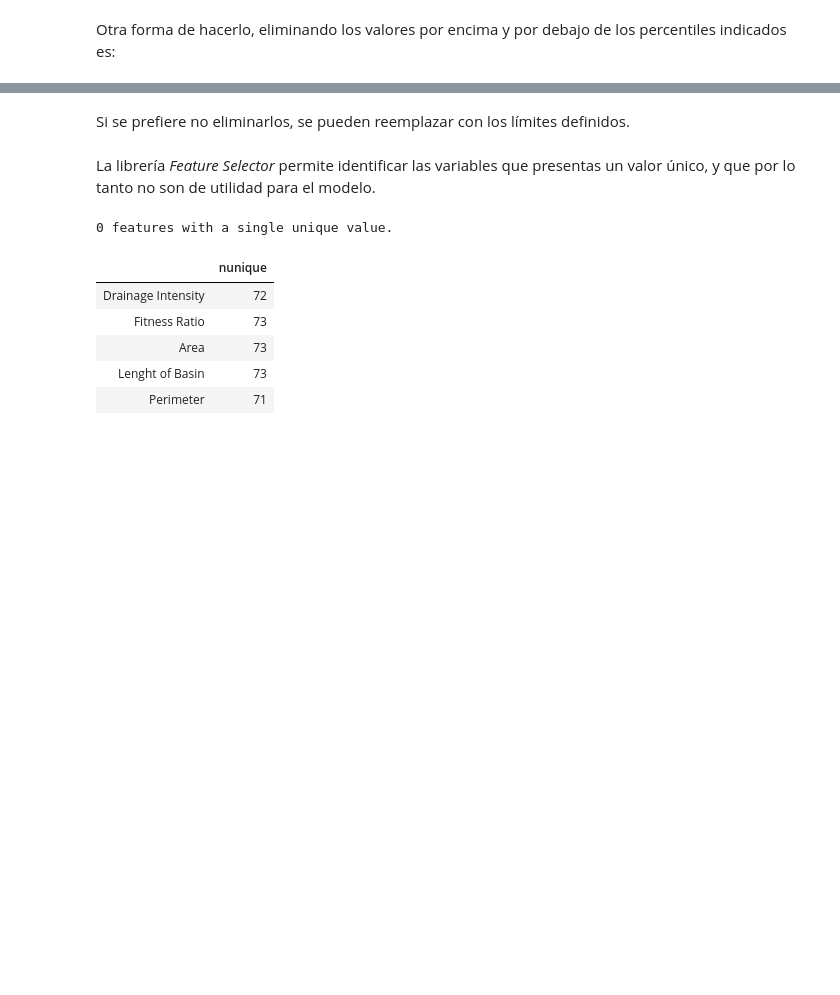
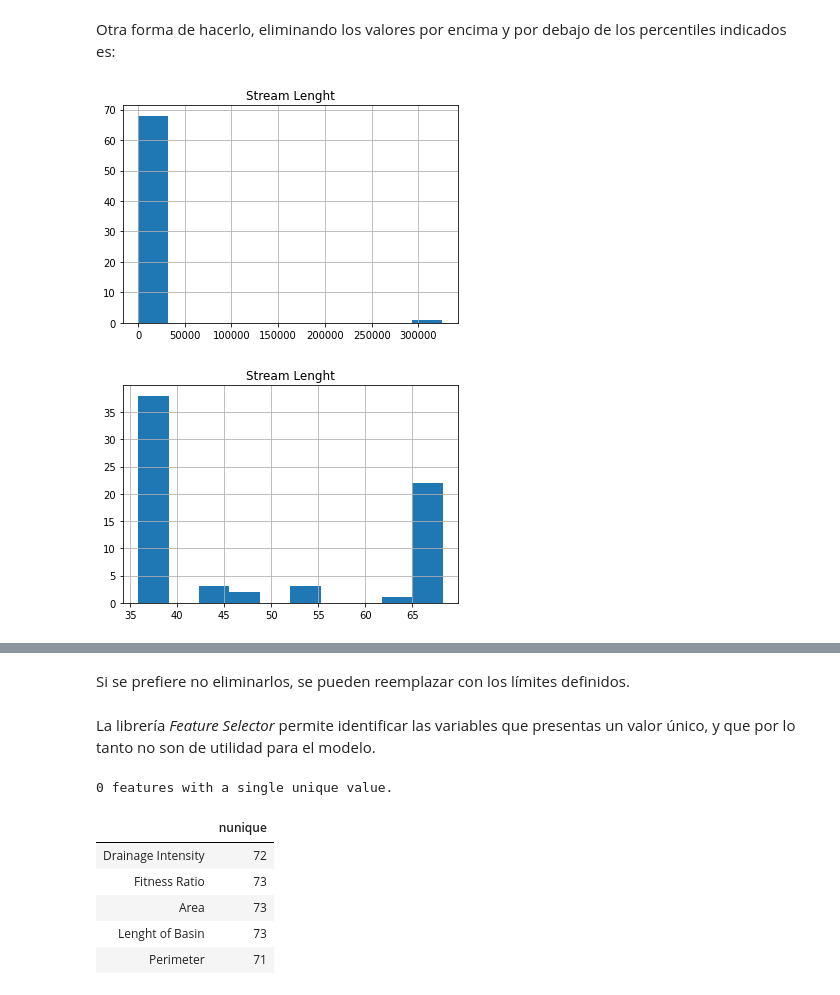
Before and after one commit to edieraristizabal/MachineLearning, a Jupyter notebook: NOTEBOOKS/04_Procesamiento_datos.ipynb, the cells around one changed output, grey strips where cells are left out. Saved outputs shown, nothing was run; the diff lists cells and outputs as text; code cells hidden in the pictures; blank space fills up the shorter version.

```diff
--- a/NOTEBOOKS/04_Procesamiento_datos.ipynb
+++ b/NOTEBOOKS/04_Procesamiento_datos.ipynb
@@ -510,7 +709,10 @@ Otra forma de hacerlo, eliminando los valores por encima y por debajo de los per
 # %%
 y=data['Stream Lenght']
 pd.DataFrame(y).hist();
 stream=data['Stream Lenght']
-UPPERBOUND, LOWERBOUND = np.percentile(stream, [1,99])
+UPPERBOUND, LOWERBOUND = np.nanpercentile(stream, [50,70])
 y = np.clip(stream, UPPERBOUND, LOWERBOUND)
 pd.DataFrame(y).hist();
+# %% [output]
+[figure, added]
+[figure, added]
```
Also changed, not shown: parts of 58 cells of this notebook, 20 other files.
